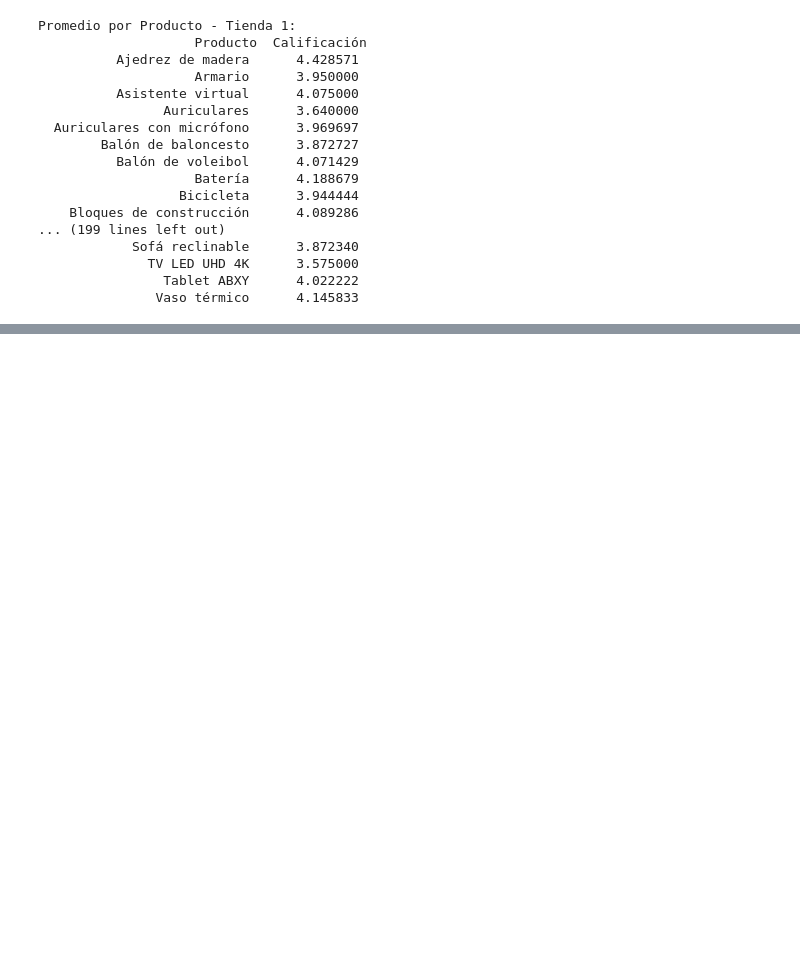
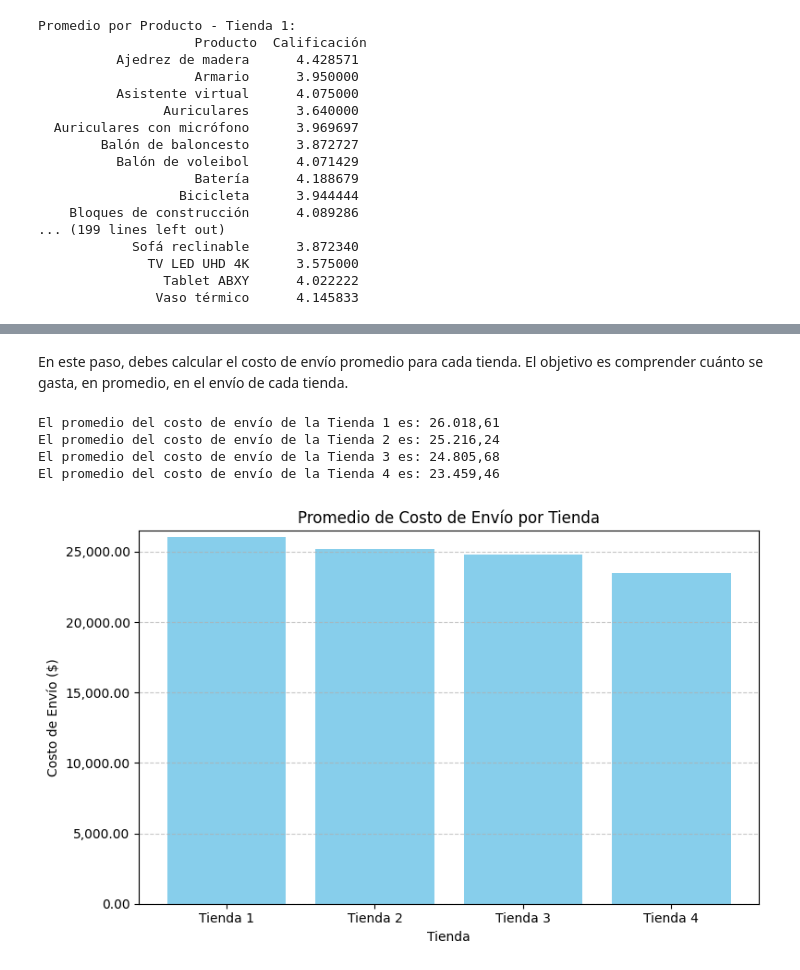
Before and after one commit to Carlos-Alberto-Antonio-G-Fuentes/Primer-Challenge-Alura, a Jupyter notebook: Challenge1_Carlos_Gonzalez_Fuentes.ipynb, the cells around one changed output, grey strips where cells are left out. Drawn from its saved outputs; the diff is of its cells as text; code cells hidden in the pictures; blank space fills up the shorter version.

```diff
--- a/Challenge1_Carlos_Gonzalez_Fuentes.ipynb
+++ b/Challenge1_Carlos_Gonzalez_Fuentes.ipynb
@@ -156,0 +231,2 @@ Promedio por Producto - Tienda 1:
+# %% [markdown]
+En este paso, debes calcular el costo de envío promedio para cada tienda. El objetivo es comprender cuánto se gasta, en promedio, en el envío de cada tienda.
@@ -156,0 +235,18 @@ Promedio por Producto - Tienda 1:
+# %%
+promedio_envio_tienda1 = tienda['Costo de envío'].mean()
+promedio_envio_tienda2 = tienda2['Costo de envío'].mean()
+promedio_envio_tienda3 = tienda3['Costo de envío'].mean()
+promedio_envio_tienda4 = tienda4['Costo de envío'].mean()
+# %%
+# Lista de nombres de tiendas y sus promedios
+nombres_tiendas = ['Tienda 1', 'Tienda 2', 'Tienda 3', 'Tienda 4']
+promedios_envio = [promedio_envio_tienda1, promedio_envio_tienda2, promedio_envio_tienda3, promedio_envio_tienda4]
+
+# Imprimir con formato europeo (punto para miles, coma decimal)
+for nombre, promedio in zip(nombres_tiendas, promedios_envio):
+    print(f'El promedio del costo de envío de la {nombre} es: {promedio:,.2f}'.replace(',', 'X').replace('.', ',').replace('X', '.'))
+# %% [output]
+El promedio del costo de envío de la Tienda 1 es: 26.018,61
+El promedio del costo de envío de la Tienda 2 es: 25.216,24
+El promedio del costo de envío de la Tienda 3 es: 24.805,68
+El promedio del costo de envío de la Tienda 4 es: 23.459,46
@@ -156,0 +256,25 @@ Promedio por Producto - Tienda 1:
+# %%
+# Datos
+tiendas = ['Tienda 1', 'Tienda 2', 'Tienda 3', 'Tienda 4']
+promedios_ = [promedio_envio_tienda1, promedio_envio_tienda2, promedio_envio_tienda3, promedio_envio_tienda4]
+
+# Función para formato con separador de miles (punto) y 2 decimales
+def formatear_miles(x, _):
+    return f'{x:,.2f}'
+
+# Crear gráfico
+plt.figure(figsize=(8, 5))
+plt.bar(tiendas, promedios_, color='skyblue')
+plt.title('Promedio de Costo de Envío por Tienda')
+plt.ylabel('Costo de Envío ($)')
+plt.xlabel('Tienda')
+plt.ylim(0, max(promedios_) + 500)
+plt.grid(axis='y', linestyle='--', alpha=0.7)
+
+# Aplicar el formateo
+plt.gca().yaxis.set_major_formatter(FuncFormatter(formatear_miles))
+
+plt.tight_layout()
+plt.show()
+# %% [output]
+[figure, added]
```
Also changed, not shown: parts of 12 cells of this notebook.
